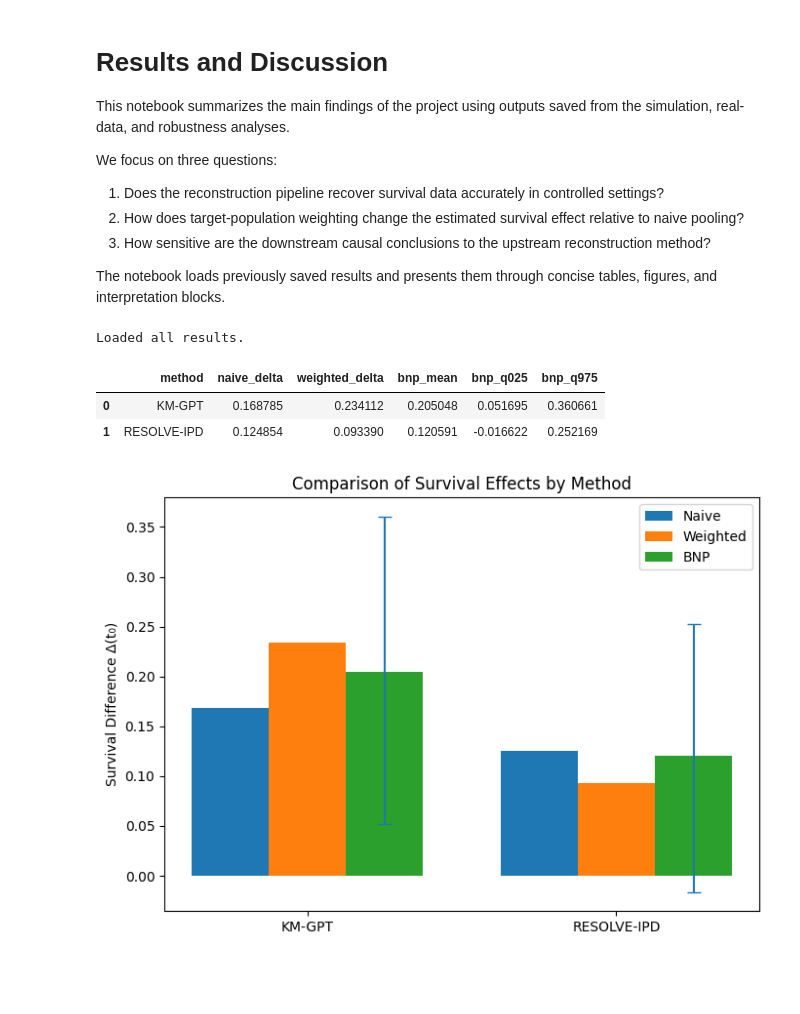
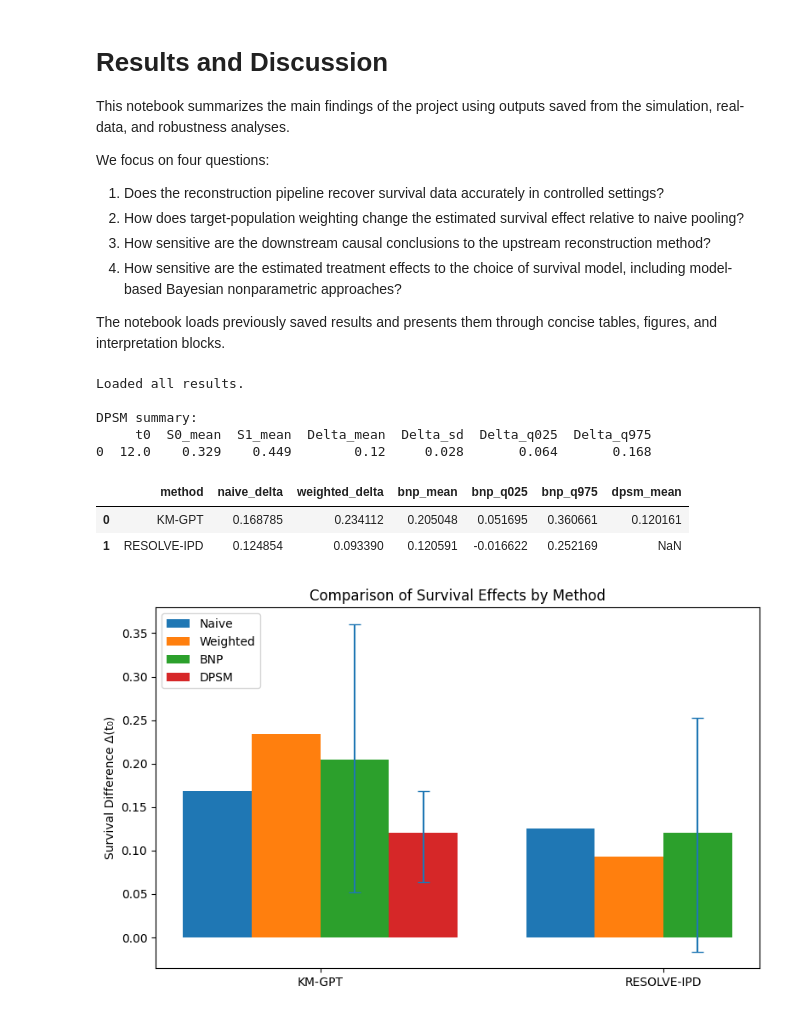
Before and after one commit to JonathanMa03/NPBS-project-MaZhu, a Jupyter notebook: notebooks/08_results_discussion.ipynb, the cells around one changed output. Cells and saved outputs as stored; diff of their text form; code cells hidden in the pictures; blank space fills up the shorter version.

```diff
--- a/notebooks/08_results_discussion.ipynb
+++ b/notebooks/08_results_discussion.ipynb
@@ -3,11 +3,12 @@
 
 This notebook summarizes the main findings of the project using outputs saved from the simulation, real-data, and robustness analyses.
 
-We focus on three questions:
+We focus on four questions:
 
 1. Does the reconstruction pipeline recover survival data accurately in controlled settings?
 2. How does target-population weighting change the estimated survival effect relative to naive pooling?
 3. How sensitive are the downstream causal conclusions to the upstream reconstruction method?
+4. How sensitive are the estimated treatment effects to the choice of survival model, including model-based Bayesian nonparametric approaches?
 
 The notebook loads previously saved results and presents them through concise tables, figures, and interpretation blocks.
 # %%
@@ -19,8 +20,6 @@ from pathlib import Path
 DATA_DIR = Path("../data/processed")
 DATA_DIR2 = Path("../data/interim")
 DATA_DIR3 = Path("../data/outputs")
-
-
 
 # KM-GPT results
 naive_kmgpt = pd.read_csv(DATA_DIR / "naive_pooled_effect.csv")
@@ -32,17 +31,28 @@ naive_resolve = pd.read_csv(DATA_DIR3 / "resolve_naive_pooled_effect.csv")
 weighted_resolve = pd.read_csv(DATA_DIR3 / "resolve_weighted_estimate.csv")
 bnp_resolve = pd.read_csv(DATA_DIR3 / "resolve_bnp_summary.csv")
 
+# DPSM results (KM-GPT pipeline)
+dpsm_kmgpt = pd.read_csv(DATA_DIR / "dpsm_summary.csv")
+dpsm_compare = pd.read_csv(DATA_DIR / "dpsm_comparison.csv")
+
 # Robustness comparison
-robustness_compare = pd.read_csv(DATA_DIR3 / "reconstruction_robustness_comparison.csv")
+robustness_compare = pd.read_csv(DATA_DIR3 / "reconstruction_robustness_comparison.csv").copy()
+robustness_compare["dpsm_mean"] = [dpsm_kmgpt["Delta_mean"].iloc[0], np.nan]
 
 print("Loaded all results.")
+print("\nDPSM summary:")
+print(dpsm_kmgpt.round(3))
 
 robustness_compare
 # %% [output]
 Loaded all results.
+
+DPSM summary:
+     t0  S0_mean  S1_mean  Delta_mean  Delta_sd  Delta_q025  Delta_q975
+0  12.0    0.329    0.449        0.12     0.028       0.064       0.168
-|  | method | naive_delta | weighted_delta | bnp_mean | bnp_q025 | bnp_q975 |
-| 0 | KM-GPT | 0.168785 | 0.234112 | 0.205048 | 0.051695 | 0.360661 |
-| 1 | RESOLVE-IPD | 0.124854 | 0.093390 | 0.120591 | -0.016622 | 0.252169 |
+|  | method | naive_delta | weighted_delta | bnp_mean | bnp_q025 | bnp_q975 | dpsm_mean |
+| 0 | KM-GPT | 0.168785 | 0.234112 | 0.205048 | 0.051695 | 0.360661 | 0.120161 |
+| 1 | RESOLVE-IPD | 0.124854 | 0.093390 | 0.120591 | -0.016622 | 0.252169 | NaN |
 # %%
 # Prepare data for plotting
 methods = ["KM-GPT", "RESOLVE-IPD"]
@@ -69,40 +79,70 @@ bnp_lower = [
 
 bnp_upper = [
     bnp_kmgpt["q975"].iloc[0],
     bnp_resolve["q975"].iloc[0],
 ]
 
+# DPSM only for KM-GPT
+dpsm_vals = [
+    dpsm_kmgpt["Delta_mean"].iloc[0],
+    np.nan,
+]
+
+dpsm_lower = [
+    dpsm_kmgpt["Delta_q025"].iloc[0],
+    np.nan,
+]
+
+dpsm_upper = [
+    dpsm_kmgpt["Delta_q975"].iloc[0],
+    np.nan,
+]
+
 # Positions
 x = np.arange(len(methods))
-width = 0.25
+width = 0.2
 
 # Plot
-plt.figure(figsize=(7, 5))
+plt.figure(figsize=(8, 5))
 
-plt.bar(x - width, naive_vals, width, label="Naive")
-plt.bar(x, weighted_vals, width, label="Weighted")
+plt.bar(x - 1.5*width, naive_vals, width, label="Naive")
+plt.bar(x - 0.5*width, weighted_vals, width, label="Weighted")
 
 # BNP with error bars
-plt.bar(x + width, bnp_means, width, label="BNP")
+plt.bar(x + 0.5*width, bnp_means, width, label="BNP")
 plt.errorbar(
-    x + width,
+    x + 0.5*width,
     bnp_means,
     yerr=[
         np.array(bnp_means) - np.array(bnp_lower),
         np.array(bnp_upper) - np.array(bnp_means),
+    ],
+    fmt="none",
+    capsize=5,
+)
+
+# DPSM (only KM-GPT)
+plt.bar(x + 1.5*width, dpsm_vals, width, label="DPSM")
+mask = ~np.isnan(dpsm_vals)
+plt.errorbar(
+    x[mask] + 1.5*width,
+    np.array(dpsm_vals)[mask],
+    yerr=[
+        np.array(dpsm_vals)[mask] - np.array(dpsm_lower)[mask],
+        np.array(dpsm_upper)[mask] - np.array(dpsm_vals)[mask],
     ],
     fmt="none",
     capsize=5,
 )
 
 plt.xticks(x, methods)
 plt.ylabel("Survival Difference Δ(t₀)")
 plt.title("Comparison of Survival Effects by Method")
 plt.legend()
 plt.tight_layout()
 plt.show()
 # %% [output]
-[figure, old version]
+[figure, new version]
 # %% [markdown]
 ## Interpretation of Main Results
 
```
Also changed, not shown: parts of 6 cells of this notebook, 2 other files.
